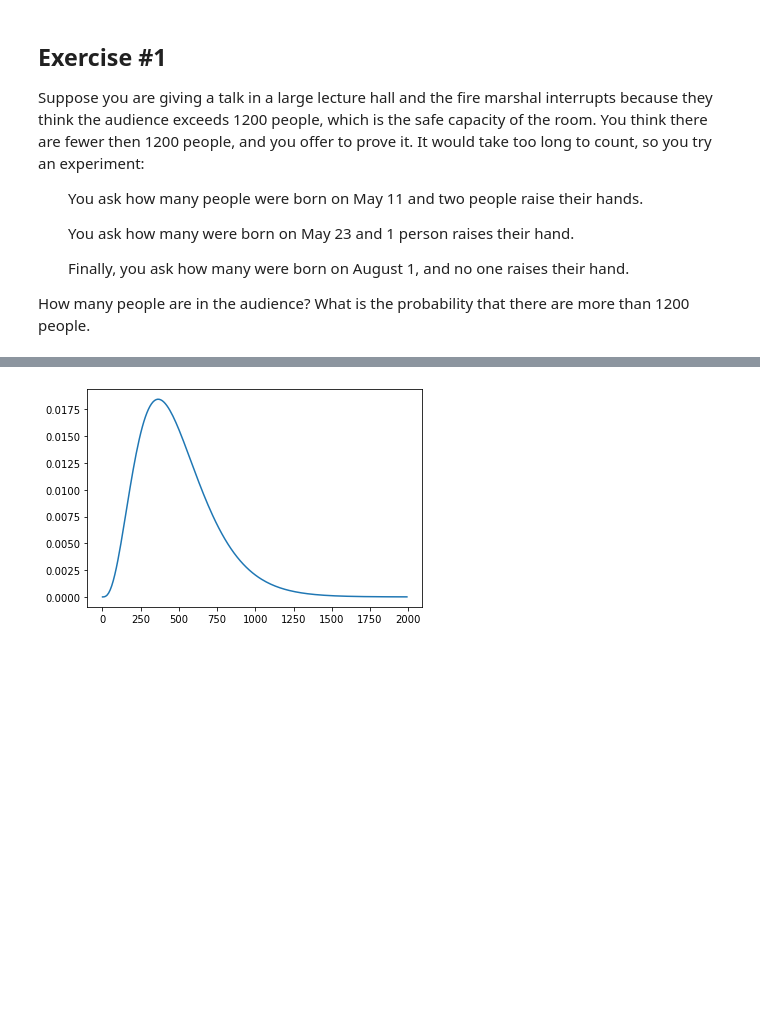
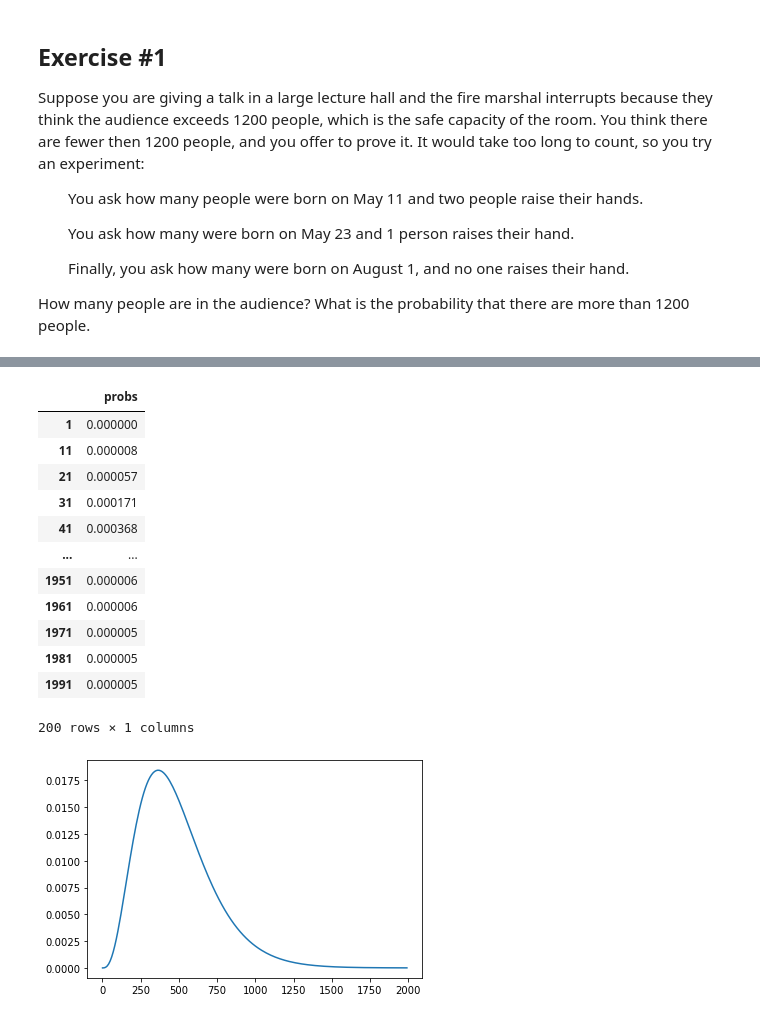
Before and after one commit to minjaeingithub/Cognitive_Sciences, a Jupyter notebook: problem_solving.ipynb, the cells around one changed output, grey strips where cells are left out. Cells and saved outputs as stored; diff of their text form; code cells hidden in the pictures; blank space fills up the shorter version.

```diff
--- a/problem_solving.ipynb
+++ b/problem_solving.ipynb
@@ -37,3 +62,19 @@ posterior.normalize()
+# %%
+posterior
+# %% [output]
+|  | probs |
+| 1 | 0.000000 |
+| 11 | 0.000008 |
+| 21 | 0.000057 |
+| 31 | 0.000171 |
+| 41 | 0.000368 |
+| ... | ... |
+| 1951 | 0.000006 |
+| 1961 | 0.000006 |
+| 1971 | 0.000005 |
+| 1981 | 0.000005 |
+| 1991 | 0.000005 |
+200 rows × 1 columns
 # %%
 plt.plot(posterior)
 plt.show()
```
Also changed, not shown: parts of 5 cells of this notebook.
